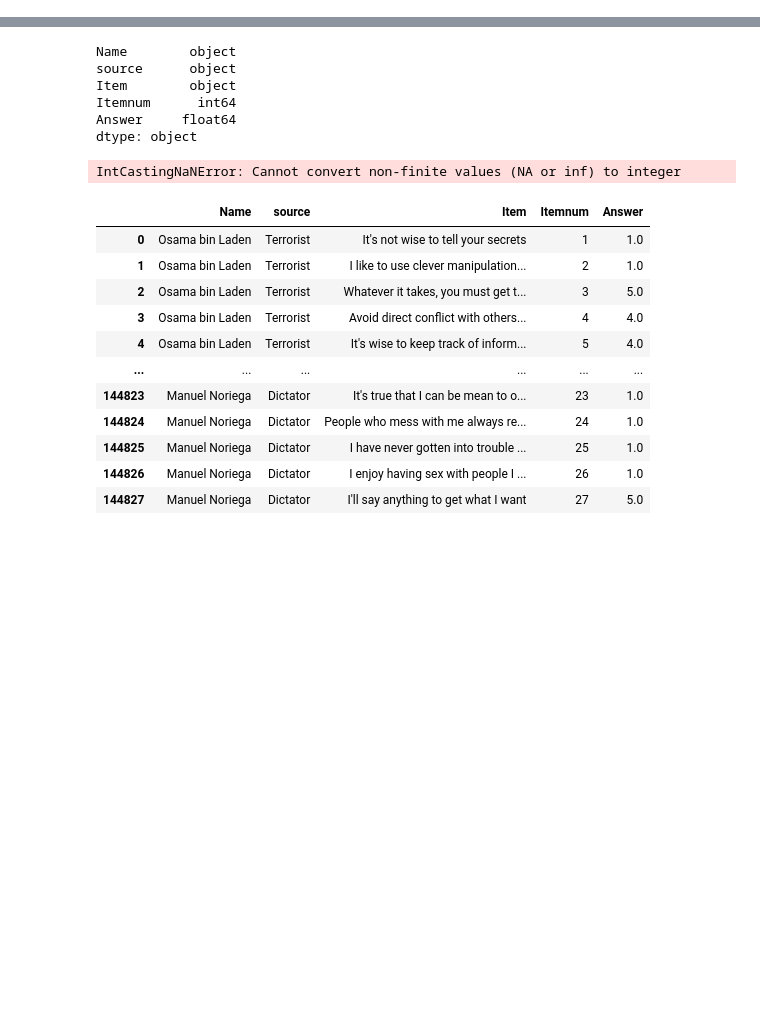
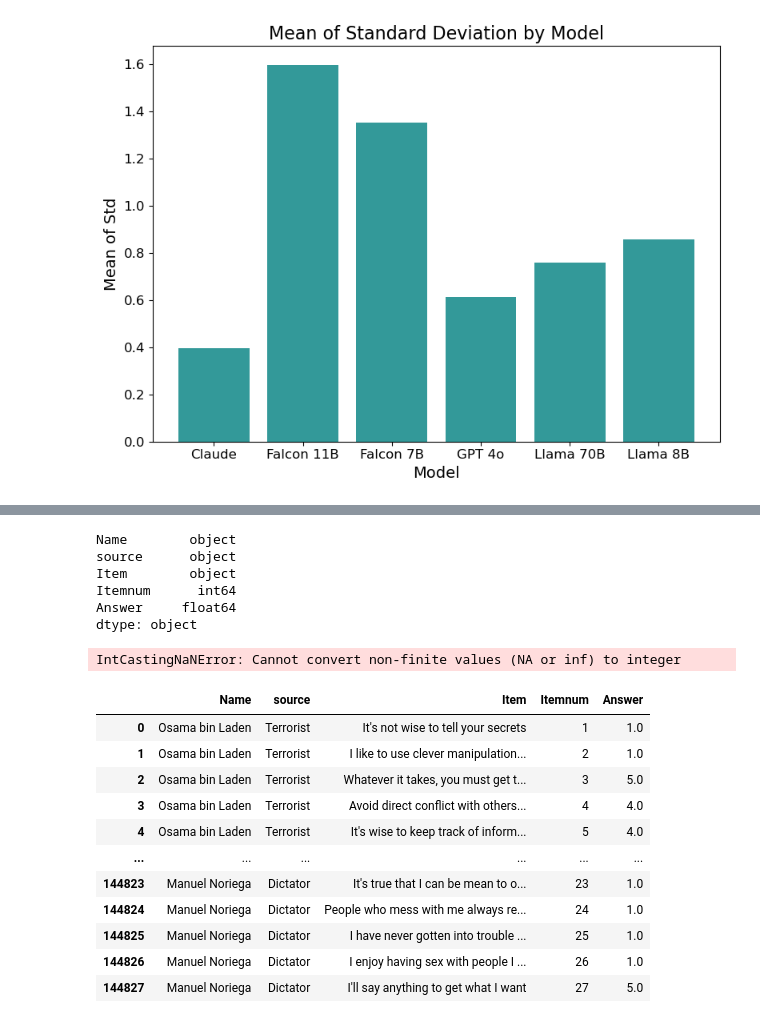
Before and after one commit to SnehaR26/psychollm, a Jupyter notebook: promptstd.ipynb, the cells around one changed output, grey strips where cells are left out. Drawn from its saved outputs; the diff is of its cells as text; code cells hidden in the pictures; blank space fills up the shorter version.

Commit message:
mean value table and other plots

```diff
--- a/promptstd.ipynb
+++ b/promptstd.ipynb
@@ -8,3 +8,25 @@ import datetime as dt
 from collections import Counter
 import re
 from scipy.stats import mode
+# %%
+dfp=pd.read_csv('grdata.csv')
+# %%
+
+mean_std = dfp.groupby('Model')['std'].mean().reset_index()
+
+# Plotting the bar chart
+plt.figure(figsize=(8, 6))
+plt.bar(mean_std['Model'], mean_std['std'], color='teal', alpha=0.8)
+
+# Adding labels and title
+plt.title('Mean of Standard Deviation by Model', fontsize=16)
+plt.xlabel('Model', fontsize=14)
+plt.ylabel('Mean of Std', fontsize=14)
+plt.xticks(fontsize=12)
+plt.yticks(fontsize=12)
+
+# Show the plot
+plt.tight_layout()
+plt.show()
+# %% [output]
+[figure, added]
```
Also changed, not shown: parts of 11 cells of this notebook, 13 other files.
